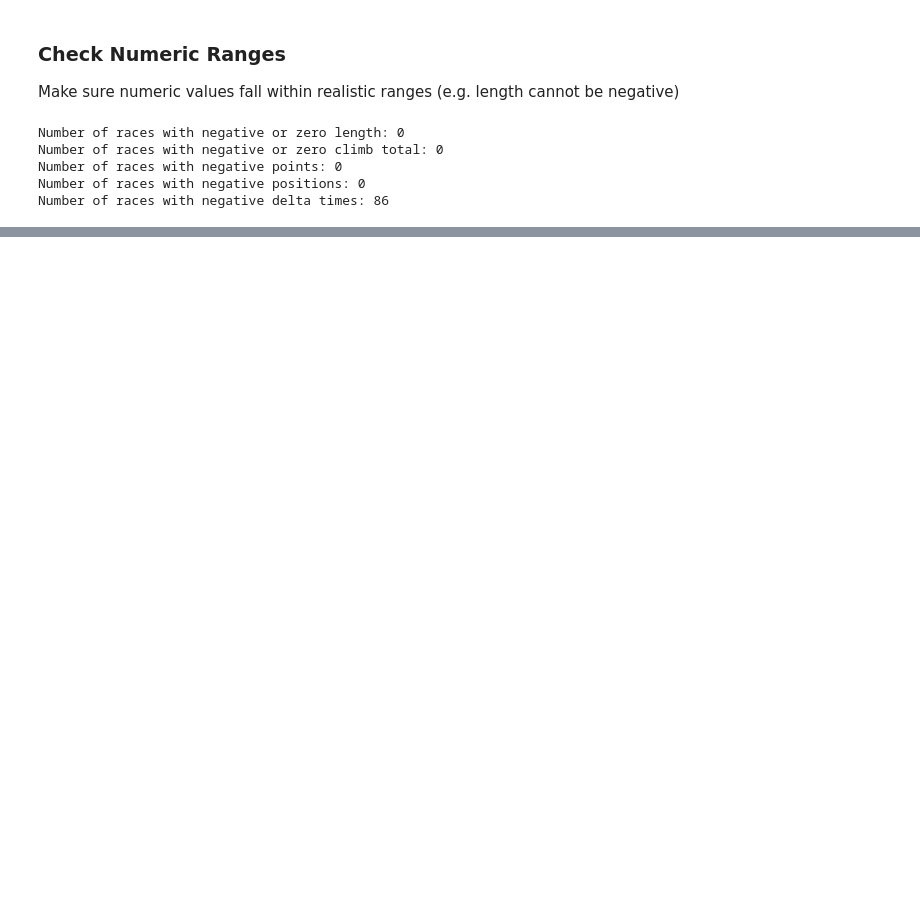
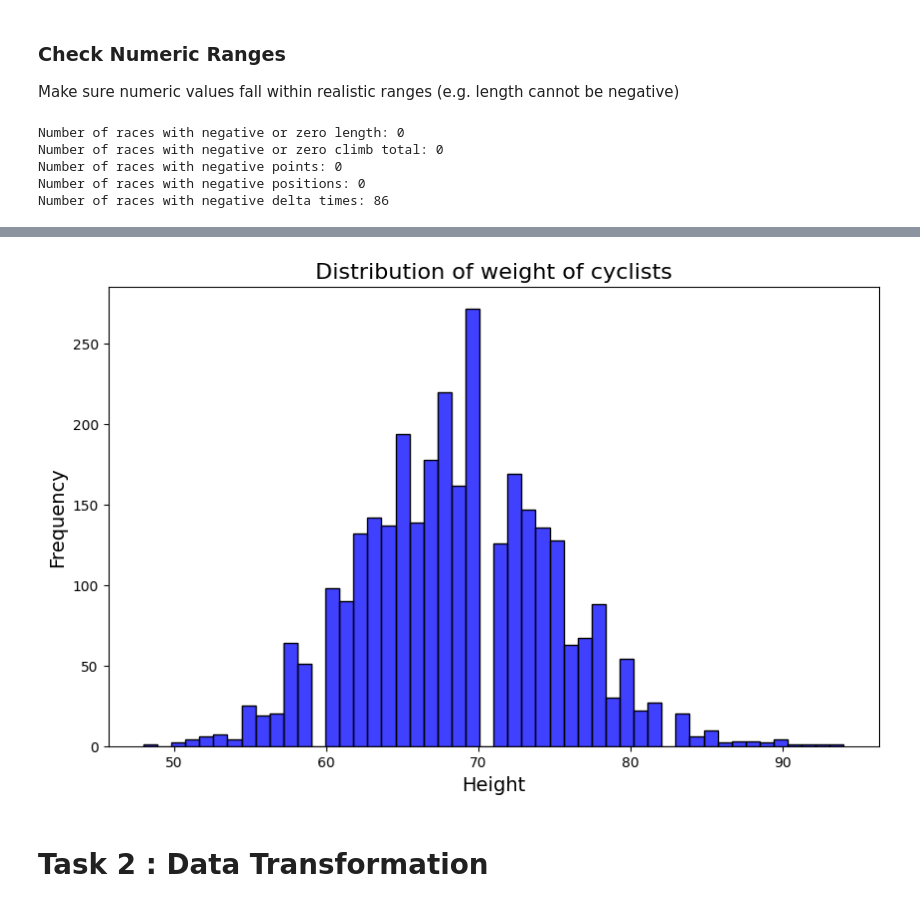
Before and after one commit to Dylan-Nico/Data-Mining-Cyclist-data, a Jupyter notebook: daniel.ipynb, the cells around one changed output, grey strips where cells are left out. Cells and saved outputs as stored; diff of their text form; code cells hidden in the pictures; blank space fills up the shorter version.

```diff
--- a/daniel.ipynb
+++ b/daniel.ipynb
@@ -207,0 +343,16 @@ Number of outliers in race length: 81960
+# %%
+# Cyclist weights
+
+plt.figure(figsize=(10, 6))
+
+sns.histplot(df_cyclists['weight'].dropna(), kde=False, bins=50, color='blue')
+
+plt.title('Distribution of weight of cyclists', fontsize=16)
+plt.xlabel('Height', fontsize=14)
+plt.ylabel('Frequency', fontsize=14)
+
+plt.show()
+# %% [output]
+[figure, added]
+# %% [markdown]
+# Task 2 : Data Transformation
```
Also changed, not shown: parts of 27 cells of this notebook.
